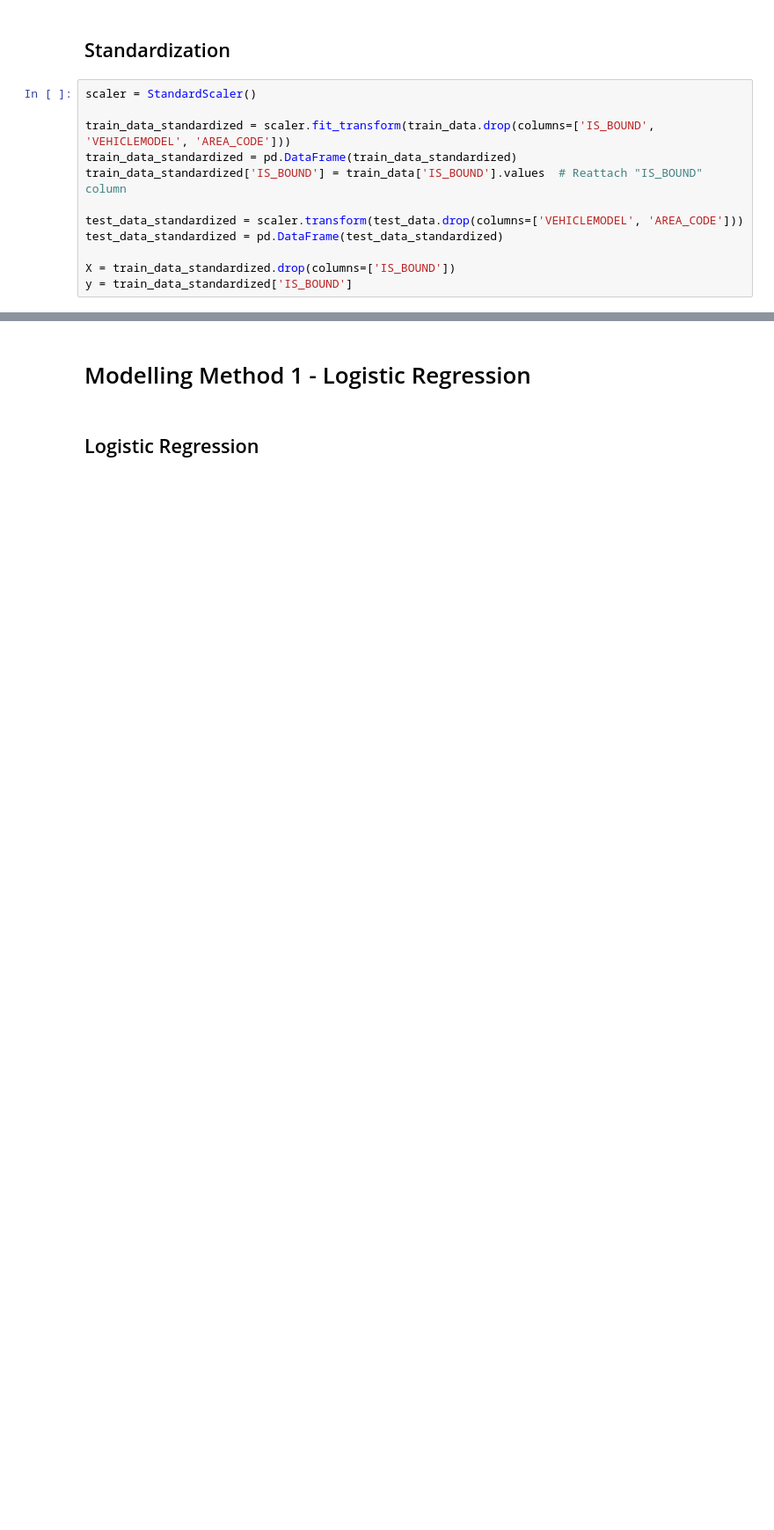
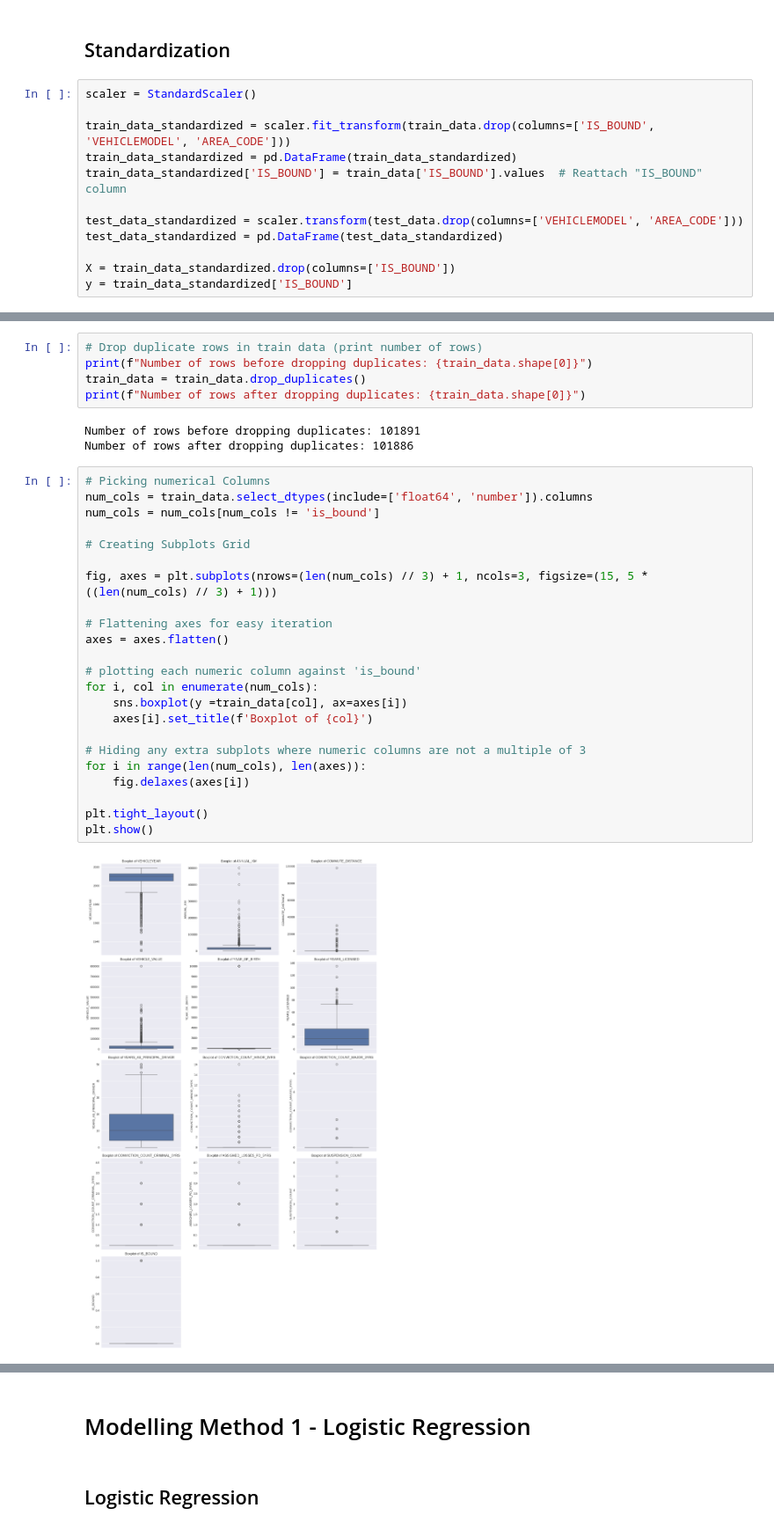
Before and after one commit to TheGooseGuy/Insurance-Product-Prediction, a Jupyter notebook: Data_preprocessing.ipynb, the cells around one changed output, grey strips where cells are left out. Shown at 88% size. Cells and saved outputs as stored; diff of their text form; blank space fills up the shorter version.

```diff
--- a/Data_preprocessing.ipynb
+++ b/Data_preprocessing.ipynb
@@ -525,0 +548,33 @@ y = train_data_standardized['IS_BOUND']
+# %%
+# Drop duplicate rows in train data (print number of rows)
+print(f"Number of rows before dropping duplicates: {train_data.shape[0]}")
+train_data = train_data.drop_duplicates()
+print(f"Number of rows after dropping duplicates: {train_data.shape[0]}")
+# %% [output]
+Number of rows before dropping duplicates: 101891
+Number of rows after dropping duplicates: 101886
+# %%
+# Picking numerical Columns
+num_cols = train_data.select_dtypes(include=['float64', 'number']).columns
+num_cols = num_cols[num_cols != 'is_bound']
+
+# Creating Subplots Grid
+
+fig, axes = plt.subplots(nrows=(len(num_cols) // 3) + 1, ncols=3, figsize=(15, 5 * ((len(num_cols) // 3) + 1)))
+
+# Flattening axes for easy iteration
+axes = axes.flatten()
+
+# plotting each numeric column against 'is_bound'
+for i, col in enumerate(num_cols):
+    sns.boxplot(y =train_data[col], ax=axes[i])
+    axes[i].set_title(f'Boxplot of {col}')
+
+# Hiding any extra subplots where numeric columns are not a multiple of 3
+for i in range(len(num_cols), len(axes)):
+    fig.delaxes(axes[i])
+
+plt.tight_layout()
+plt.show()
+# %% [output]
+[figure, added]
```
Also changed, not shown: parts of 28 cells of this notebook.
